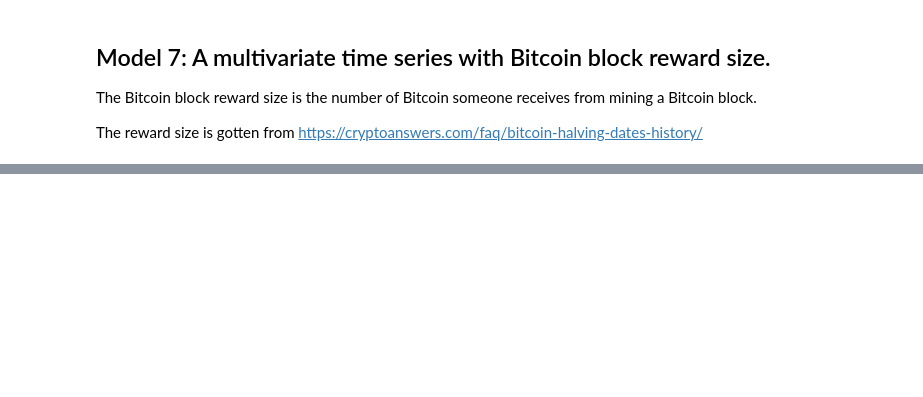
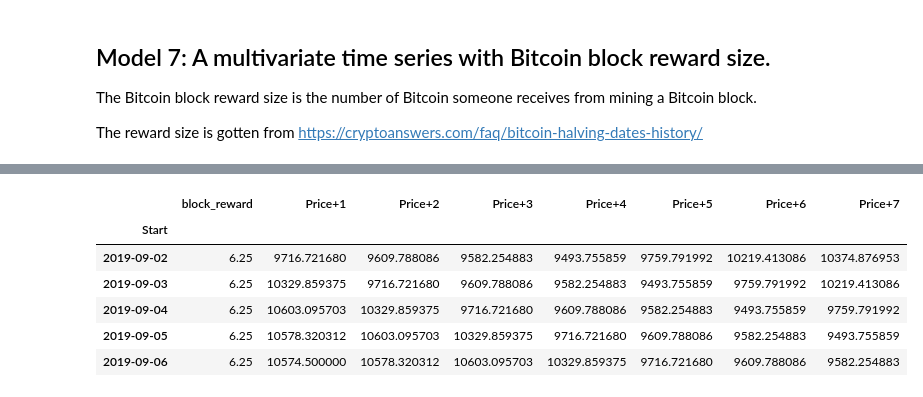
Before and after one commit to fahriyegrl/bitcoin_predict_time_series_tensorflow, a Jupyter notebook: bitcoin_prediction_time_series_forecasting_tensorflow.ipynb, the cells around one changed output, grey strips where cells are left out. Cells and saved outputs as stored; diff of their text form; code cells hidden in the pictures; blank space fills up the shorter version.

```diff
--- a/bitcoin_prediction_time_series_forecasting_tensorflow.ipynb
+++ b/bitcoin_prediction_time_series_forecasting_tensorflow.ipynb
@@ -1061,0 +1135,12 @@ block_reward_5_time = np.datetime64("2024-04-20")
+# %%
+X = bitcoin_block_windowed.dropna().drop("price", axis=1).astype(np.float32)
+y = bitcoin_block_windowed.dropna()["price"].astype(np.float32)
+X.head()
+# %% [output]
+|  | block_reward | Price+1 | Price+2 | Price+3 | Price+4 | Price+5 | Price+6 | Price+7 |
+| Start |  |  |  |  |  |  |  |  |
+| 2019-09-02 | 6.25 | 9716.721680 | 9609.788086 | 9582.254883 | 9493.755859 | 9759.791992 | 10219.413086 | 10374.876953 |
+| 2019-09-03 | 6.25 | 10329.859375 | 9716.721680 | 9609.788086 | 9582.254883 | 9493.755859 | 9759.791992 | 10219.413086 |
+| 2019-09-04 | 6.25 | 10603.095703 | 10329.859375 | 9716.721680 | 9609.788086 | 9582.254883 | 9493.755859 | 9759.791992 |
+| 2019-09-05 | 6.25 | 10578.320312 | 10603.095703 | 10329.859375 | 9716.721680 | 9609.788086 | 9582.254883 | 9493.755859 |
+| 2019-09-06 | 6.25 | 10574.500000 | 10578.320312 | 10603.095703 | 10329.859375 | 9716.721680 | 9609.788086 | 9582.254883 |
```
Also changed, not shown: parts of 84 cells of this notebook.
